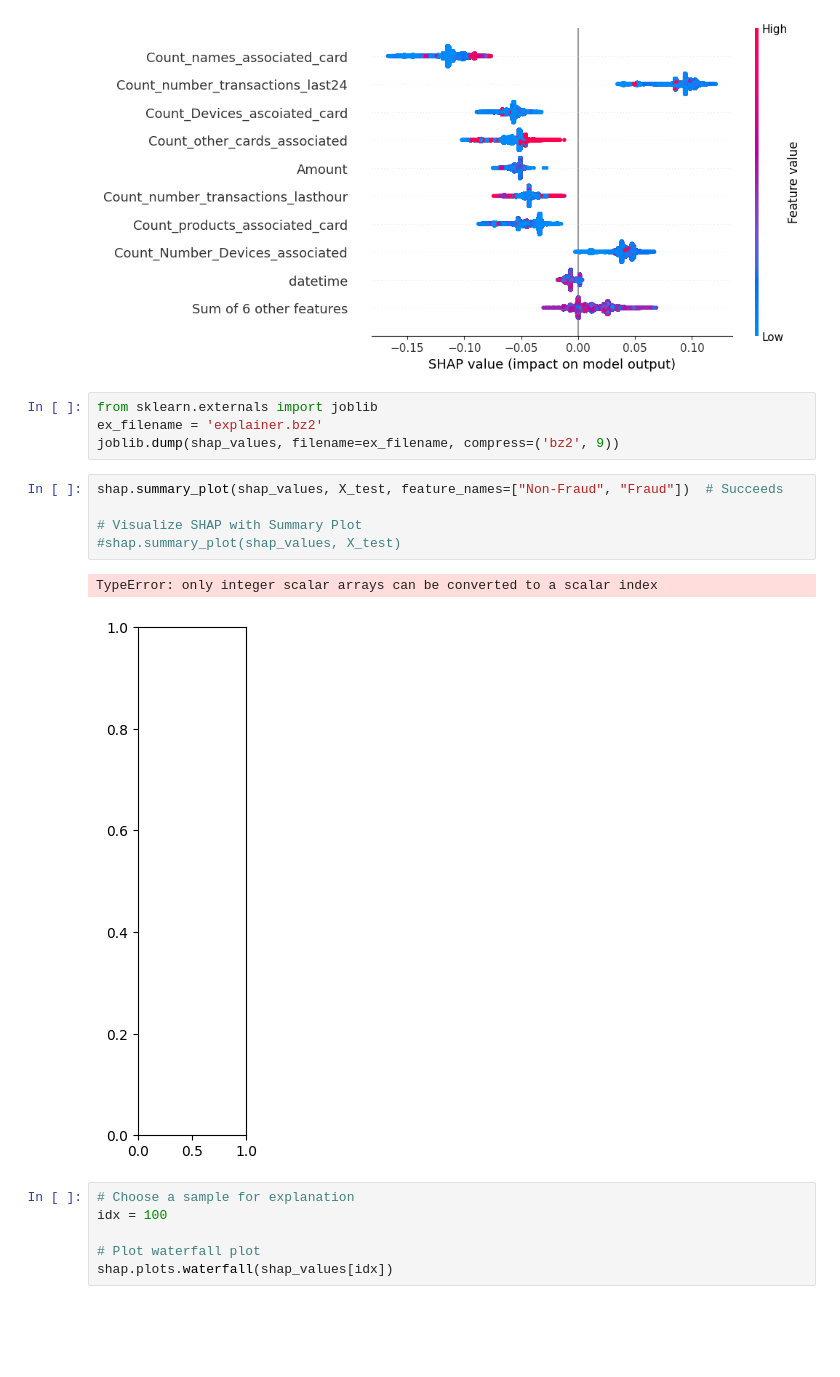
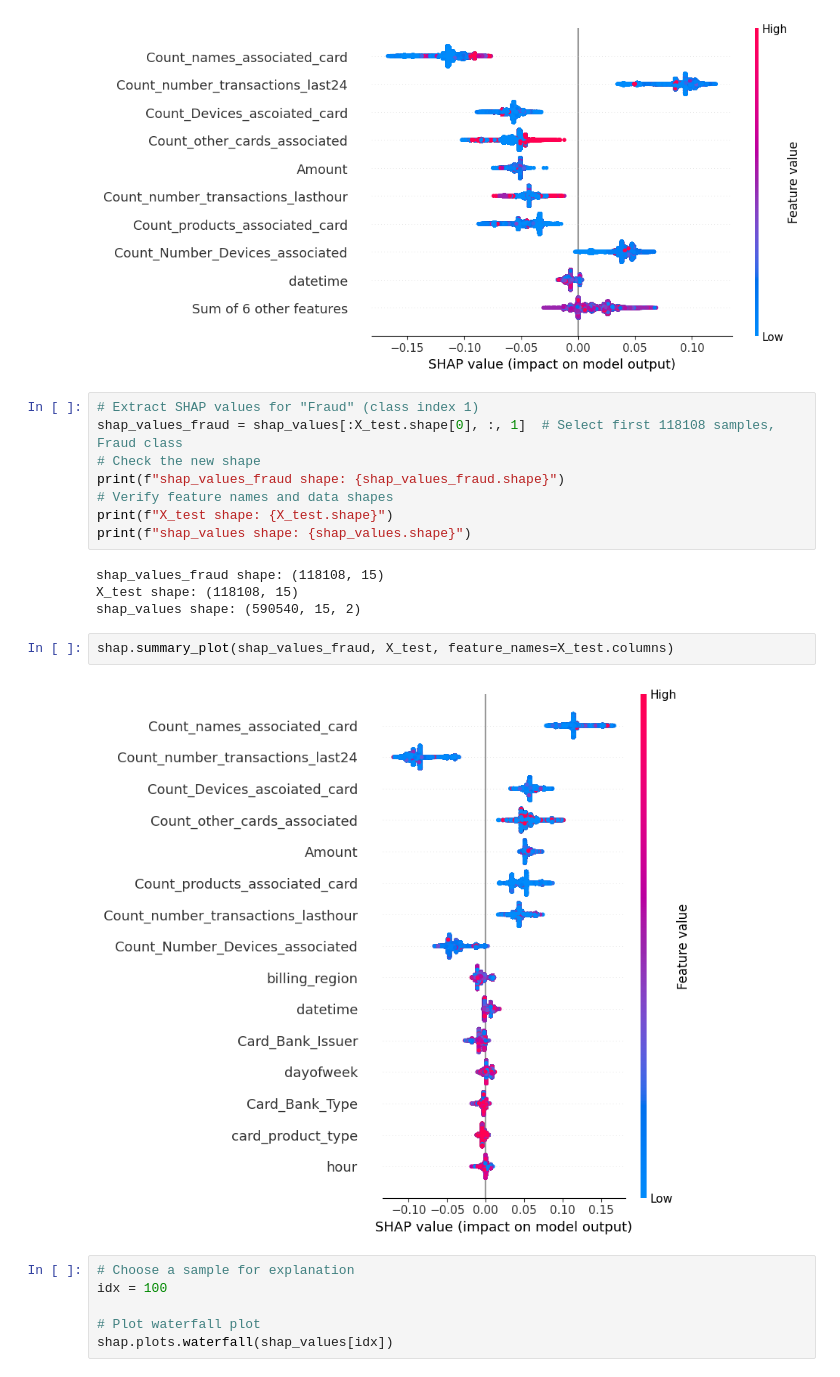
Before and after one commit to ackerman-alex/IDS789_credit_card_fraud_detection, a Jupyter notebook: XAI_alejandroparedes.ipynb, the cells around one changed output. Drawn from its saved outputs; the diff is of its cells as text; blank space fills up the shorter version.

Commit message:
changed variable name

```diff
--- a/XAI_alejandroparedes.ipynb
+++ b/XAI_alejandroparedes.ipynb
@@ -240,18 +225,22 @@ shap.plots.waterfall(shap_values[id_to_explain,:,output_to_explain])
 shap.plots.beeswarm(shap_values[:,:,id_to_explain])
 # %% [output]
 [figure]
-# %%
-from sklearn.externals import joblib
-ex_filename = 'explainer.bz2'
-joblib.dump(shap_values, filename=ex_filename, compress=('bz2', 9))
-# %%
-shap.summary_plot(shap_values, X_test, feature_names=["Non-Fraud", "Fraud"])  # Succeeds
-
-# Visualize SHAP with Summary Plot
-#shap.summary_plot(shap_values, X_test)
-# %% [output]
-TypeError: only integer scalar arrays can be converted to a scalar index
-[figure, removed]
+# %%
+# Extract SHAP values for "Fraud" (class index 1)
+shap_values_fraud = shap_values[:X_test.shape[0], :, 1]  # Select first 118108 samples, Fraud class
+# Check the new shape
+print(f"shap_values_fraud shape: {shap_values_fraud.shape}")
+# Verify feature names and data shapes
+print(f"X_test shape: {X_test.shape}")
+print(f"shap_values shape: {shap_values.shape}")
+# %% [output]
+shap_values_fraud shape: (118108, 15)
+X_test shape: (118108, 15)
+shap_values shape: (590540, 15, 2)
+# %%
+shap.summary_plot(shap_values_fraud, X_test, feature_names=X_test.columns)
+# %% [output]
+[figure, added]
 # %%
 # Choose a sample for explanation
 idx = 100
```
Also changed, not shown: parts of 1 cell of this notebook, 3 other files.
